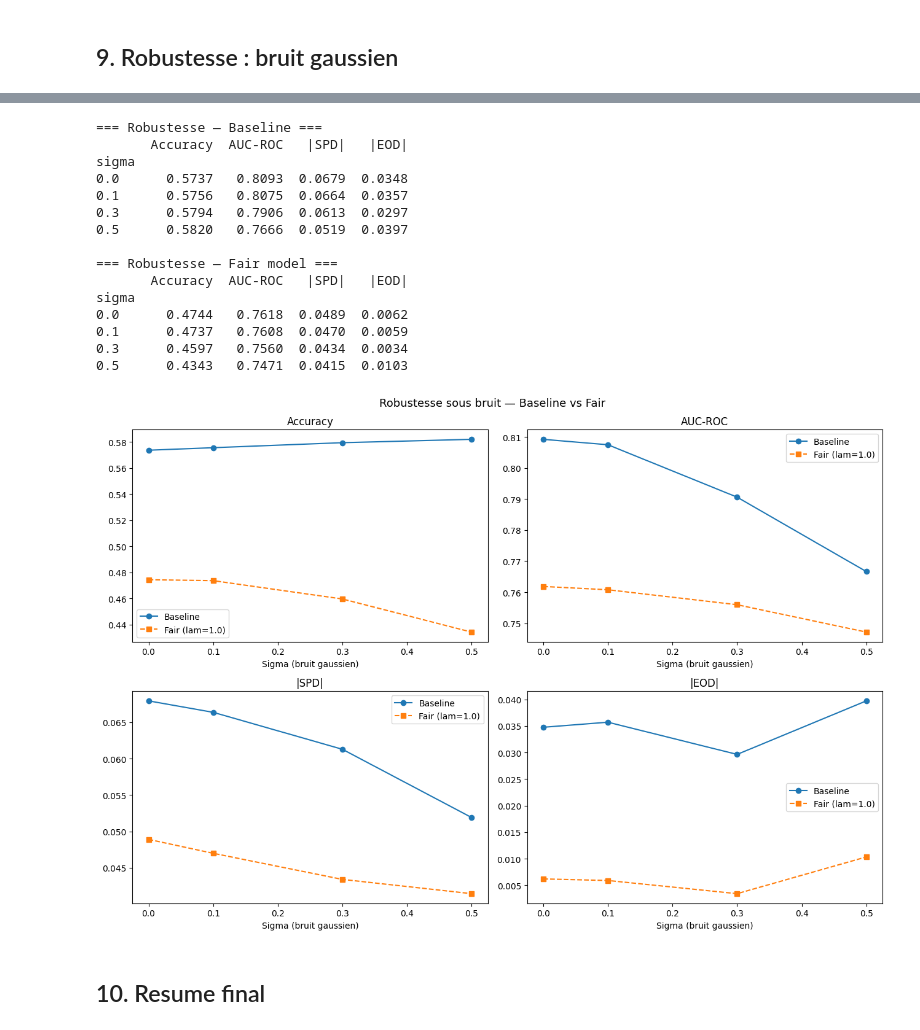
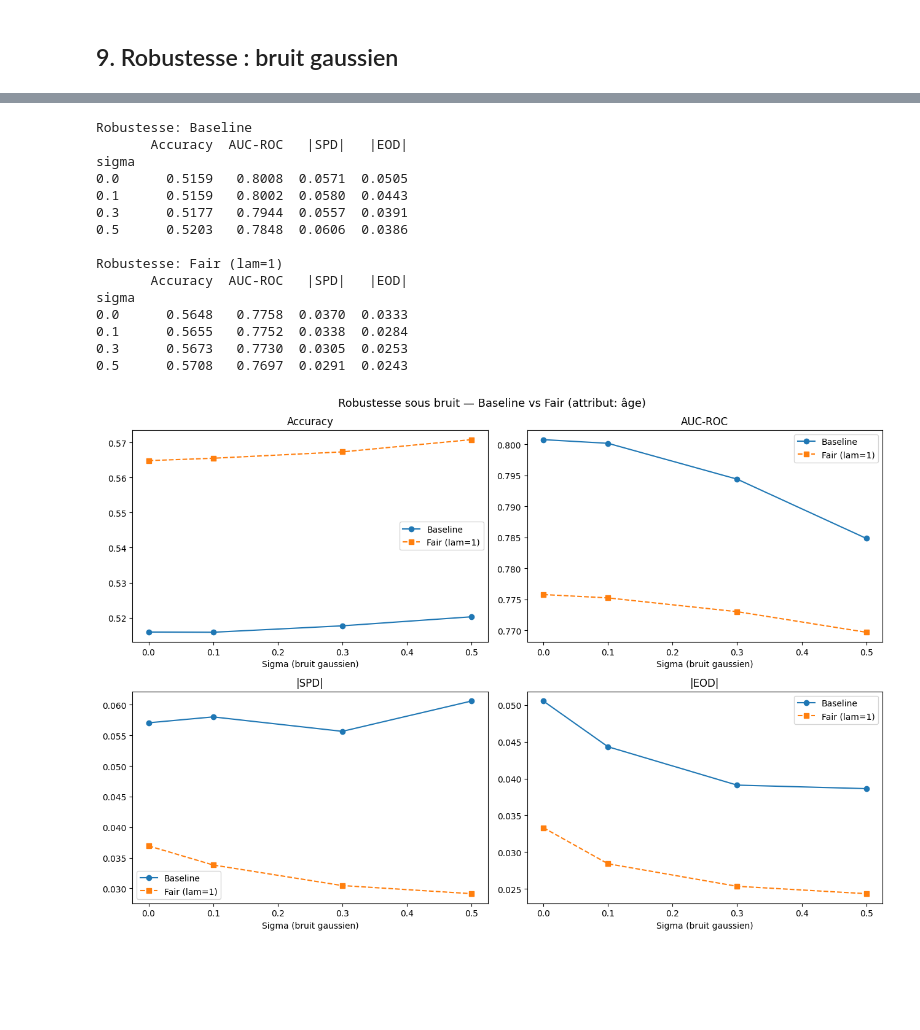
Before and after one commit to leoivars31/Projet_Fairness, a Jupyter notebook: src/notebook_principal.ipynb, the cells around one changed output, grey strips where cells are left out. Drawn from its saved outputs; the diff is of its cells as text; code cells hidden in the pictures; blank space fills up the shorter version.

```diff
--- a/src/notebook_principal.ipynb
+++ b/src/notebook_principal.ipynb
@@ -179,6 +222,7 @@ def eod(y_true, y_pred, sens):
     return y_pred[(sens==1)&(y_true==1)].mean() - y_pred[(sens==0)&(y_true==1)].mean()
 
 def evaluate(model, data, mask, sensitive_attr, is_fair=False):
+    """Evaluation function for both standard and fair models centralizing the computation of metrics"""
     model.eval()
     with torch.no_grad():
         out = model.predict(data.x, data.edge_index) if is_fair else model(data.x, data.edge_index)
@@ -210,7 +262,7 @@ class GraphSAGE(nn.Module):
     def predict(self, x, edge_index):
         return self.forward(x, edge_index)
 # %%
-def train_baseline(model, data, epochs=20, lr=0.01):
+def train_baseline(model, data, epochs=30, lr=0.01):
     opt = torch.optim.Adam(model.parameters(), lr=lr, weight_decay=5e-4)
     w   = CLASS_WEIGHTS.to(DEVICE)
     for epoch in range(1, epochs + 1):
@@ -224,7 +276,7 @@ def train_baseline(model, data, epochs=20, lr=0.01):
         loss.backward()
         opt.step()
         if epoch % 5 == 0:
-            m = evaluate(model, data, data.val_mask, data.sensitive_gender)
+            m = evaluate(model, data, data.val_mask, data.sensitive_age)
             print(f'Epoch {epoch:3d} | Loss: {loss.item():.4f} | Val Acc: {m["Accuracy"]:.4f} | Val AUC: {m["AUC-ROC"]:.4f}')
 
 baseline = GraphSAGE(data.x.shape[1], 64, 2).to(DEVICE)
@@ -285,7 +369,7 @@ class Adversary(nn.Module):
     def forward(self, h):
         return self.fc(h)
 # %%
-def train_fair(fair_model, adversary, data, lam=1.0, epochs=20, lr=0.01):
+def train_fair(fair_model, adversary, data, lam=1.0, epochs=30, lr=0.01):
     """
     lam : poids de la penalite adversariale.
     Augmenter lam = plus d'equite, moins de performance.
@@ -301,28 +385,31 @@ def train_fair(fair_model, adversary, data, lam=1.0, epochs=20, lr=0.01):
         opt_a.zero_grad()
         with torch.no_grad():
             _, h = fair_model(data.x, data.edge_index)
-        F.cross_entropy(adversary(h[data.train_mask]), data.sensitive_gender[data.train_mask]).backward()
+        F.cross_entropy(adversary(h[data.train_mask]), data.sensitive_age[data.train_mask]).backward()
         opt_a.step()
 
         # Etape 2 : entrainer le modele principal
-        opt_m.zero_grad()
+        opt_m.zero_grad() # on utilise pas le même optimiseur pour le modèle principal et l'adversaire pour pouvoir faire des étapes de backward séparées
         out, h    = fair_model(data.x, data.edge_index)
         task_loss = F.cross_entropy(out[data.train_mask], data.y[data.train_mask], weight=w)
-        adv_loss  = F.cross_entropy(adversary(h[data.train_mask]), data.sensitive_gender[data.train_mask])
+        adv_loss  = F.cross_entropy(adversary(h[data.train_mask]), data.sensitive_age[data.train_mask])
         (task_loss - lam * adv_loss).backward()
         opt_m.step()
 
         if epoch % 5 == 0:
             fair_model.eval()
             with torch.no_grad():
-                preds = fair_model.predict(data.x, data.edge_index).argmax(dim=1).cpu().numpy()
+                out_val = fair_model.predict(data.x, data.edge_index)
+                probs   = F.softmax(out_val, dim=1)[:, 1].cpu().numpy()
+                preds   = out_val.argmax(dim=1).cpu().numpy()
             m   = data.val_mask.cpu().numpy()
-            acc = accuracy_score(data.y.cpu().numpy()[m], preds[m])
-            s   = spd(preds[m], data.sensitive_gender.cpu().numpy()[m])
-            print(f'Epoch {epoch:3d} | Task: {task_loss.item():.4f} | Val Acc: {acc:.4f} | |SPD|: {abs(s):.4f}')
+            auc = roc_auc_score(data.y.cpu().numpy()[m], probs[m])
+            s   = spd(preds[m], data.sensitive_age.cpu().numpy()[m])
+            print(f'Epoch {epoch:3d} | Task: {task_loss.item():.4f} | Val AUC: {auc:.4f} | |SPD_age|: {abs(s):.4f}')
 
 
+LAM = 1
 fair_model = FairGraphSAGE(data.x.shape[1], 64, 2).to(DEVICE)
 adversary  = Adversary(64).to(DEVICE)
-train_fair(fair_model, adversary, data, lam=1.0)
+train_fair(fair_model, adversary, data, lam=LAM)
 # %% [output]
@@ -400,7 +593,7 @@ plt.show()
 # %%
 def eval_noisy(model, data, sigma, n_runs=5, is_fair=False):
     results = []
-    m, s, yt = data.test_mask.cpu().numpy(), data.sensitive_gender.cpu().numpy(), data.y.cpu().numpy()
+    m, s, yt = data.test_mask.cpu().numpy(), data.sensitive_age.cpu().numpy(), data.y.cpu().numpy()
     for _ in range(n_runs):
         x_n = data.x + sigma * torch.randn_like(data.x)
         model.eval()
@@ -418,40 +611,38 @@ def eval_noisy(model, data, sigma, n_runs=5, is_fair=False):
 
 SIGMAS = [0.0, 0.1, 0.3, 0.5]
 
-rob_base = pd.DataFrame([{'sigma': s, **eval_noisy(baseline,   data, s)}            for s in SIGMAS]).set_index('sigma')
-rob_fair = pd.DataFrame([{'sigma': s, **eval_noisy(fair_model, data, s, is_fair=True)} for s in SIGMAS]).set_index('sigma')
+rob_base = pd.DataFrame([{'sigma': s, **eval_noisy(baseline,   data, s)}                for s in SIGMAS]).set_index('sigma')
+rob_fair = pd.DataFrame([{'sigma': s, **eval_noisy(fair_model, data, s, is_fair=True)}  for s in SIGMAS]).set_index('sigma')
 
-print('=== Robustesse — Baseline ==='); print(rob_base.round(4))
-print('\n=== Robustesse — Fair model ==='); print(rob_fair.round(4))
+print('Robustesse: Baseline'); print(rob_base.round(4))
+print(f'\nRobustesse: Fair (lam={LAM})'); print(rob_fair.round(4))
 # %% [output]
-=== Robustesse — Baseline ===
+Robustesse: Baseline
        Accuracy  AUC-ROC   |SPD|   |EOD|
 sigma
-0.0      0.5737   0.8093  0.0679  0.0348
-0.1      0.5756   0.8075  0.0664  0.0357
-0.3      0.5794   0.7906  0.0613  0.0297
-0.5      0.5820   0.7666  0.0519  0.0397
+0.0      0.5159   0.8008  0.0571  0.0505
+0.1      0.5159   0.8002  0.0580  0.0443
+0.3      0.5177   0.7944  0.0557  0.0391
+0.5      0.5203   0.7848  0.0606  0.0386
 
-=== Robustesse — Fair model ===
+Robustesse: Fair (lam=1)
        Accuracy  AUC-ROC   |SPD|   |EOD|
 sigma
-0.0      0.4744   0.7618  0.0489  0.0062
-0.1      0.4737   0.7608  0.0470  0.0059
-0.3      0.4597   0.7560  0.0434  0.0034
-0.5      0.4343   0.7471  0.0415  0.0103
+0.0      0.5648   0.7758  0.0370  0.0333
+0.1      0.5655   0.7752  0.0338  0.0284
+0.3      0.5673   0.7730  0.0305  0.0253
+0.5      0.5708   0.7697  0.0291  0.0243
 # %%
 fig, axes = plt.subplots(2, 2, figsize=(13, 9))
 for i, metric in enumerate(['Accuracy', 'AUC-ROC', '|SPD|', '|EOD|']):
     ax = axes[i // 2][i % 2]
     ax.plot(SIGMAS, rob_base[metric], marker='o', label='Baseline')
-    ax.plot(SIGMAS, rob_fair[metric], marker='s', linestyle='--', label='Fair (lam=1.0)')
+    ax.plot(SIGMAS, rob_fair[metric], marker='s', linestyle='--', label=f'Fair (lam={LAM})')
     ax.set_title(metric)
     ax.set_xlabel('Sigma (bruit gaussien)')
     ax.legend()
-plt.suptitle('Robustesse sous bruit — Baseline vs Fair', fontsize=13)
+plt.suptitle('Robustesse sous bruit — Baseline vs Fair (attribut: âge)', fontsize=13)
 plt.tight_layout()
 plt.show()
 # %% [output]
-[figure, old version]
+[figure, new version]
-# %% [markdown]
-## 10. Resume final
```
Also changed, not shown: parts of 49 cells of this notebook, 4 other files.
